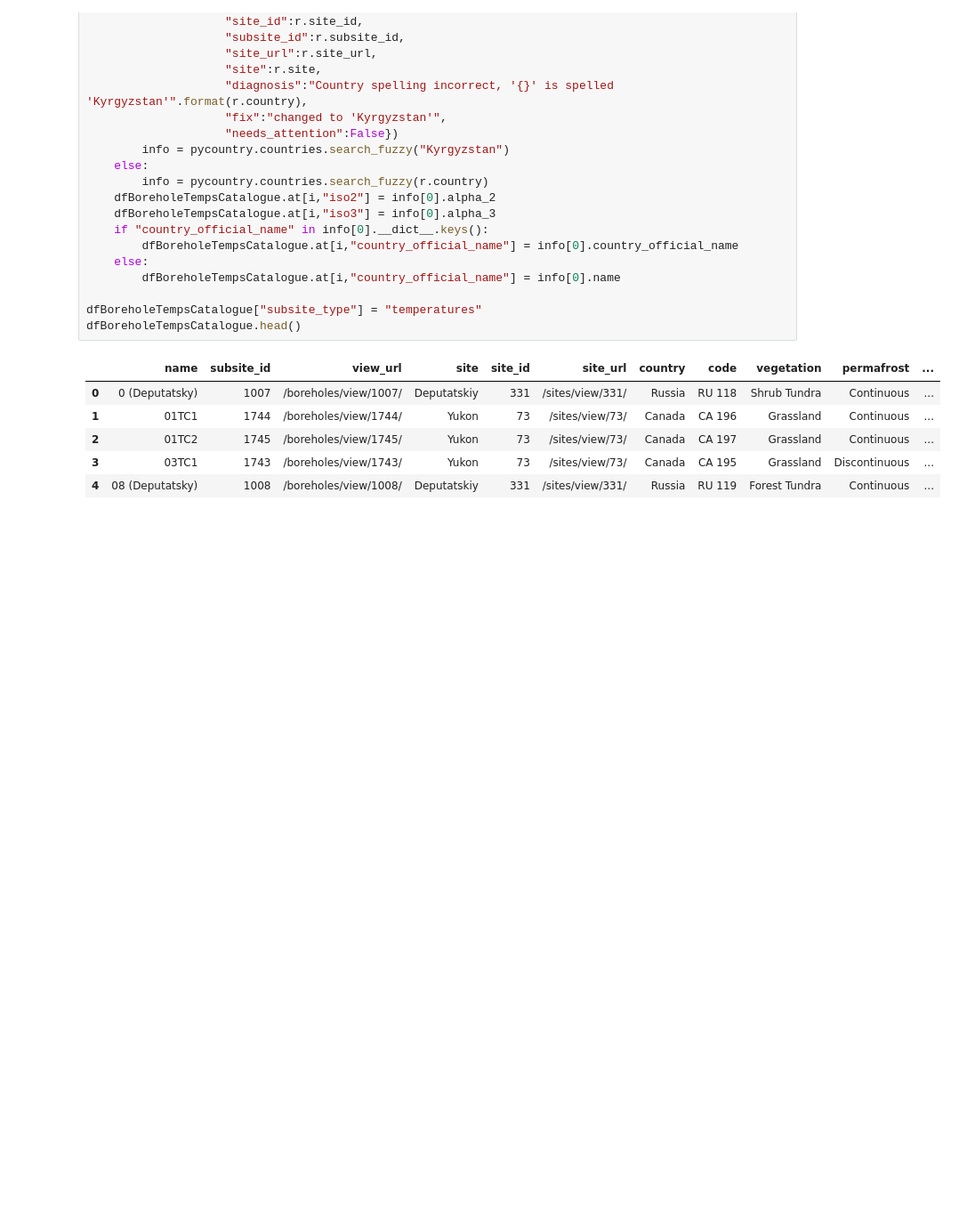
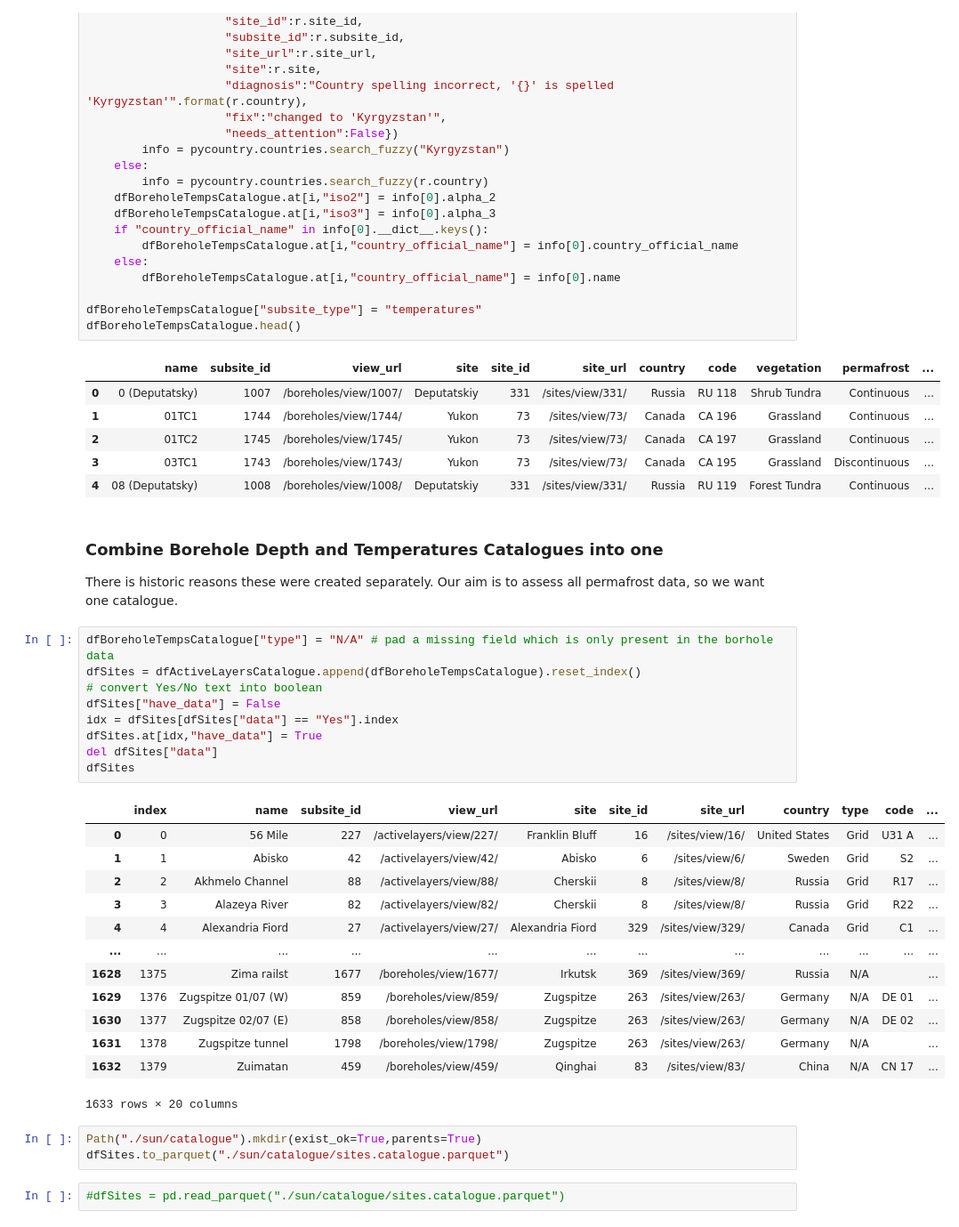
Before and after one commit to arctic-risk/arctic-data, a Jupyter notebook: permafrost/Download and Process Permafrost Data.ipynb, the cells around one changed output. Shown at 89% size. Cells and saved outputs as stored; diff of their text form; blank space fills up the shorter version.

Commit message:
updated GTN-P permafrost notebook up to Subsite Metadata Download

```diff
--- a/permafrost/Download and Process Permafrost Data.ipynb
+++ b/permafrost/Download and Process Permafrost Data.ipynb
@@ -245,3 +251,35 @@ dfBoreholeTempsCatalogue.head()
 | 2 | 01TC2 | 1745 | /boreholes/view/1745/ | Yukon | 73 | /sites/view/73/ | Canada | CA 197 | Grassland | Continuous | ... |
 | 3 | 03TC1 | 1743 | /boreholes/view/1743/ | Yukon | 73 | /sites/view/73/ | Canada | CA 195 | Grassland | Discontinuous | ... |
 | 4 | 08 (Deputatsky) | 1008 | /boreholes/view/1008/ | Deputatskiy | 331 | /sites/view/331/ | Russia | RU 119 | Forest Tundra | Continuous | ... |
+# %% [markdown]
+### Combine Borehole Depth and Temperatures Catalogues into one
+
+There is historic reasons these were created separately. Our aim is to assess all permafrost data, so we want one catalogue.
+# %%
+dfBoreholeTempsCatalogue["type"] = "N/A" # pad a missing field which is only present in the borhole data
+dfSites = dfActiveLayersCatalogue.append(dfBoreholeTempsCatalogue).reset_index()
+# convert Yes/No text into boolean
+dfSites["have_data"] = False
+idx = dfSites[dfSites["data"] == "Yes"].index
+dfSites.at[idx,"have_data"] = True
+del dfSites["data"]
+dfSites
+# %% [output]
+|  | index | name | subsite_id | view_url | site | site_id | site_url | country | type | code | ... |
+| 0 | 0 | 56 Mile | 227 | /activelayers/view/227/ | Franklin Bluff | 16 | /sites/view/16/ | United States | Grid | U31 A | ... |
+| 1 | 1 | Abisko | 42 | /activelayers/view/42/ | Abisko | 6 | /sites/view/6/ | Sweden | Grid | S2 | ... |
+| 2 | 2 | Akhmelo Channel | 88 | /activelayers/view/88/ | Cherskii | 8 | /sites/view/8/ | Russia | Grid | R17 | ... |
+| 3 | 3 | Alazeya River | 82 | /activelayers/view/82/ | Cherskii | 8 | /sites/view/8/ | Russia | Grid | R22 | ... |
+| 4 | 4 | Alexandria Fiord | 27 | /activelayers/view/27/ | Alexandria Fiord | 329 | /sites/view/329/ | Canada | Grid | C1 | ... |
+| ... | ... | ... | ... | ... | ... | ... | ... | ... | ... | ... | ... |
+| 1628 | 1375 | Zima railst | 1677 | /boreholes/view/1677/ | Irkutsk | 369 | /sites/view/369/ | Russia | N/A |  | ... |
+| 1629 | 1376 | Zugspitze 01/07 (W) | 859 | /boreholes/view/859/ | Zugspitze | 263 | /sites/view/263/ | Germany | N/A | DE 01 | ... |
+| 1630 | 1377 | Zugspitze 02/07 (E) | 858 | /boreholes/view/858/ | Zugspitze | 263 | /sites/view/263/ | Germany | N/A | DE 02 | ... |
+| 1631 | 1378 | Zugspitze tunnel | 1798 | /boreholes/view/1798/ | Zugspitze | 263 | /sites/view/263/ | Germany | N/A |  | ... |
+| 1632 | 1379 | Zuimatan | 459 | /boreholes/view/459/ | Qinghai | 83 | /sites/view/83/ | China | N/A | CN 17 | ... |
+1633 rows × 20 columns
+# %%
+Path("./sun/catalogue").mkdir(exist_ok=True,parents=True)
+dfSites.to_parquet("./sun/catalogue/sites.catalogue.parquet")
+# %%
+#dfSites = pd.read_parquet("./sun/catalogue/sites.catalogue.parquet")
```
Also changed, not shown: parts of 9 cells of this notebook.
